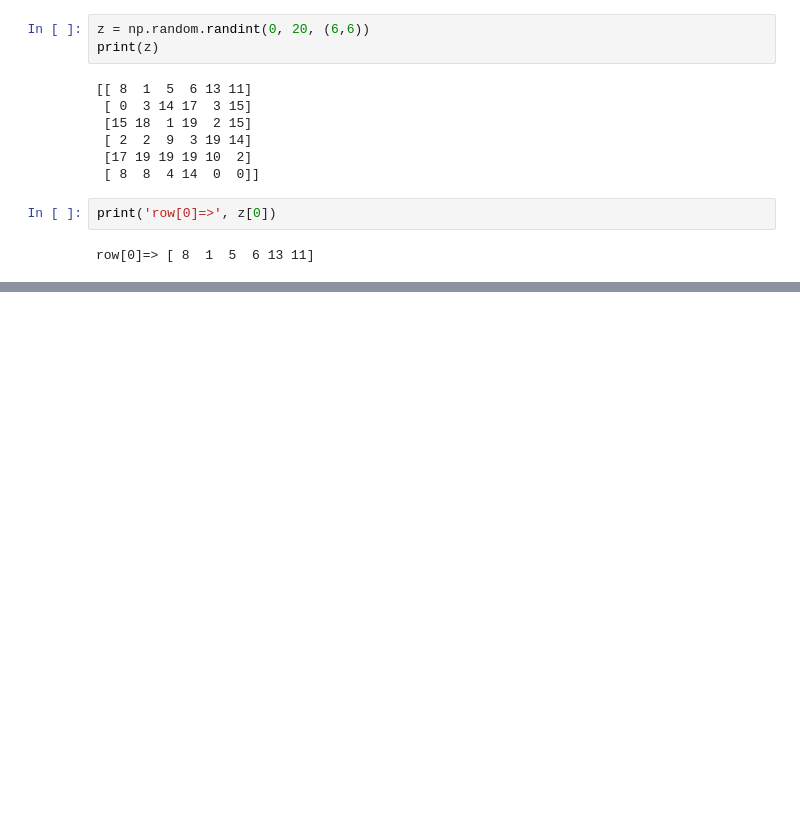
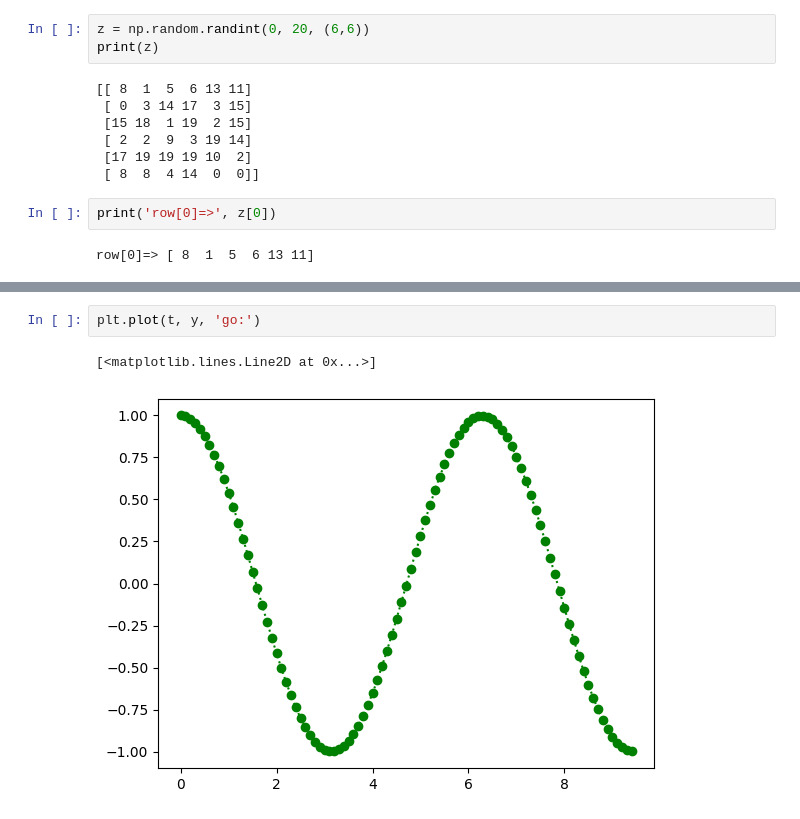
Before and after one commit to Amjadali168/2023-SEP--PY-DS, a Jupyter notebook: data analysis/numpy.ipynb, the cells around one changed output, grey strips where cells are left out. Cells and saved outputs as stored; diff of their text form; blank space fills up the shorter version.

```diff
--- a/data analysis/numpy.ipynb
+++ b/data analysis/numpy.ipynb
@@ -217,0 +372,5 @@ first row, last element => 11
+# %%
+plt.plot(t, y, 'go:')
+# %% [output]
+[<matplotlib.lines.Line2D at 0x...>]
+[figure, added]
```
Also changed, not shown: parts of 29 cells of this notebook, 4 other files.
